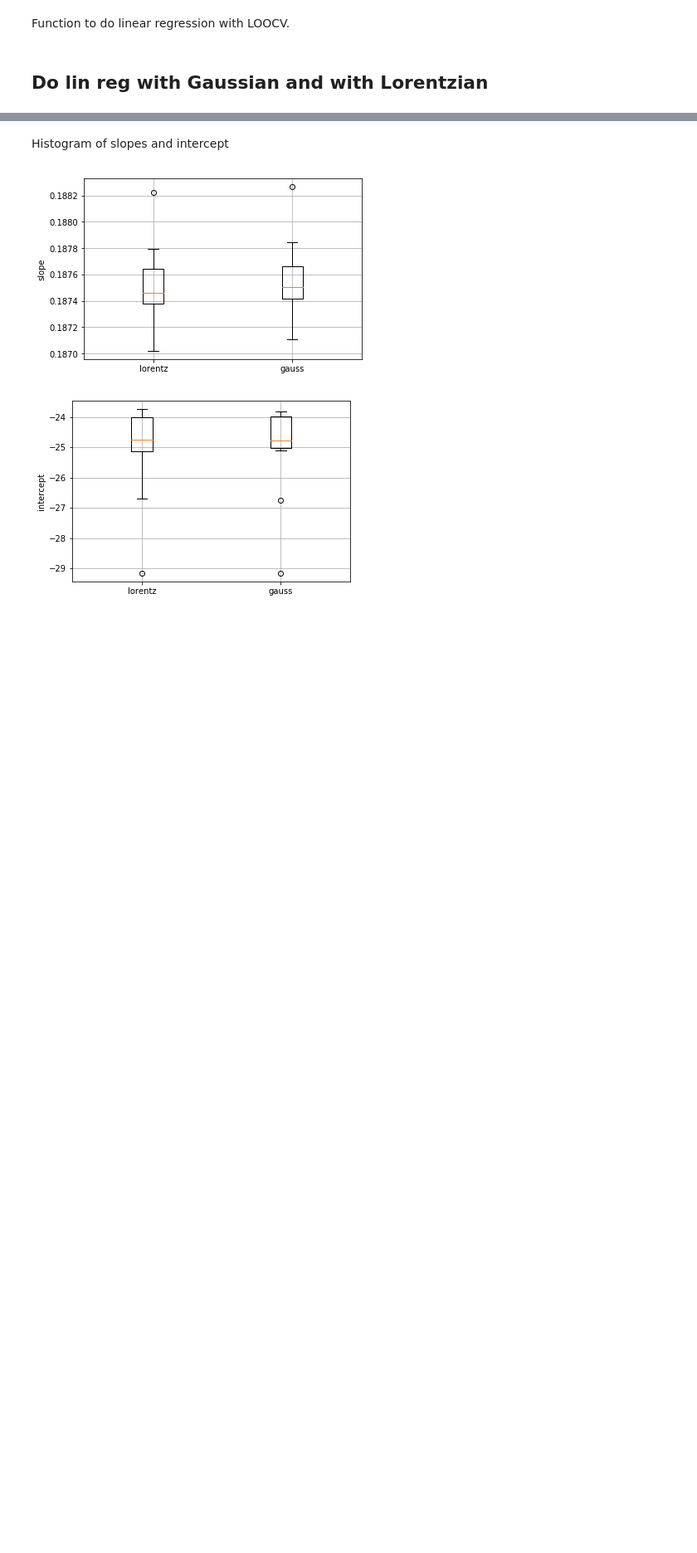
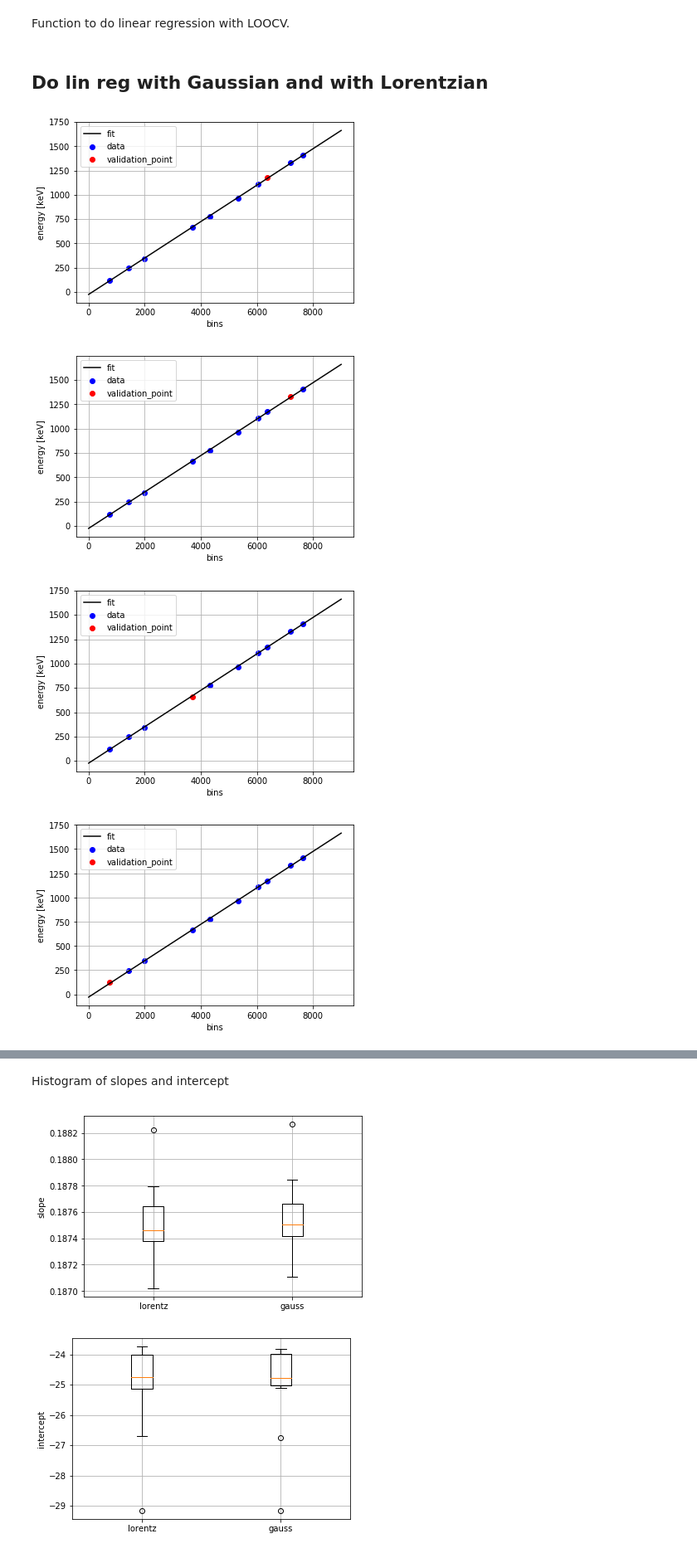
Before and after one commit to kromerh/phd_python, a Jupyter notebook: 07.IndiumActivation/07.Indium.01.Calibration.ipynb, the cells around one changed output, grey strips where cells are left out. Shown at 83% size. Drawn from its saved outputs; the diff is of its cells as text; code cells hidden in the pictures; blank space fills up the shorter version.

```diff
--- a/07.IndiumActivation/07.Indium.01.Calibration.ipynb
+++ b/07.IndiumActivation/07.Indium.01.Calibration.ipynb
@@ -528,16 +529,21 @@ def lin_reg(X, y, bool_plot=True):
         intercepts.append(intercept)
         residuals.append(residual)
 
-    return (MSEs, r2s, slopes, intercepts)
+    return (MSEs, r2s, slopes, intercepts, residuals)
 # %% [markdown]
 ## Do lin reg with Gaussian and with Lorentzian
 # %%
 X = df_peaks['x0_lorentz'].values
 y = df_peaks['energy'].values
 
-MSEs_lorentz, r2s_lorentz, slopes_lorentz, intercepts_lorentz = lin_reg(X, y, bool_plot=False)
+MSEs_lorentz, r2s_lorentz, slopes_lorentz, intercepts_lorentz, residuals_lorentz = lin_reg(X, y, bool_plot=True)
 
 X = df_peaks['x0_gauss'].values
 y = df_peaks['energy'].values
 
-MSEs_gauss, r2s_gauss, slopes_gauss, intercepts_gauss = lin_reg(X, y, bool_plot=False)
+MSEs_gauss, r2s_gauss, slopes_gauss, intercepts_gauss, residuals_gauss = lin_reg(X, y, bool_plot=False)
+# %% [output]
+[figure, added]
+[figure, added]
+[figure, added]
+[figure, added]
```
Also changed, not shown: parts of 13 cells of this notebook, 1 other file.
